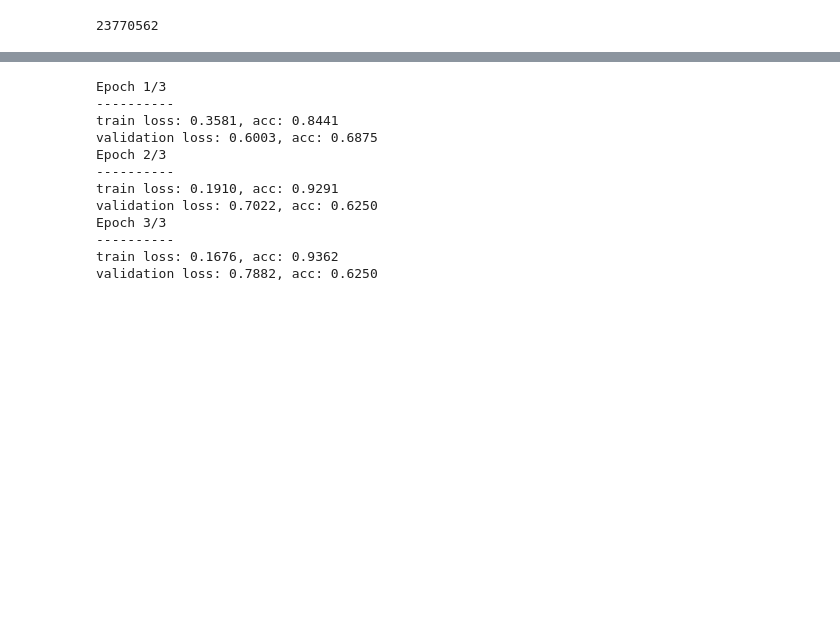
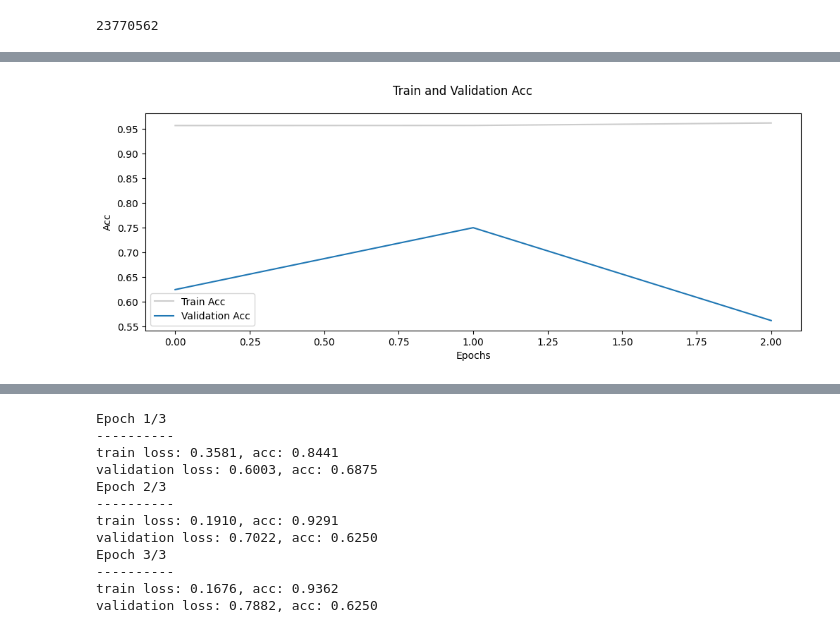
Before and after one commit to dawlattt/denoising-pneumonia, a Jupyter notebook: classifiers.ipynb, the cells around one changed output, grey strips where cells are left out. Drawn from its saved outputs; the diff is of its cells as text; code cells hidden in the pictures; blank space fills up the shorter version.

```diff
--- a/classifiers.ipynb
+++ b/classifiers.ipynb
@@ -143,3 +176,23 @@ validation loss: 0.6745, acc: 0.8750
+# %%
+fig, ax = plt.subplots(figsize=(12, 4))
+fig.suptitle("Train and Validation Acc")
+ax.plot(
+    train_acc_per_epochs,
+    alpha=0.2,
+    label="Train Acc",
+    color="black",
+)
+ax.plot(val_acc_per_epochs, label="Validation Acc")
+
+
+# Set x-label and y-label
+ax.set_xlabel("Epochs")
+ax.set_ylabel("Acc")
+fig.savefig("Train_and_Validation_Acc_ResNet")
+
+_ = ax.legend()
+# %% [output]
+[figure, added]
 # %%
 from torchvision.models import swin_v2_b, Swin_V2_B_Weights
 
```
Also changed, not shown: parts of 9 cells of this notebook, 2 other files.
